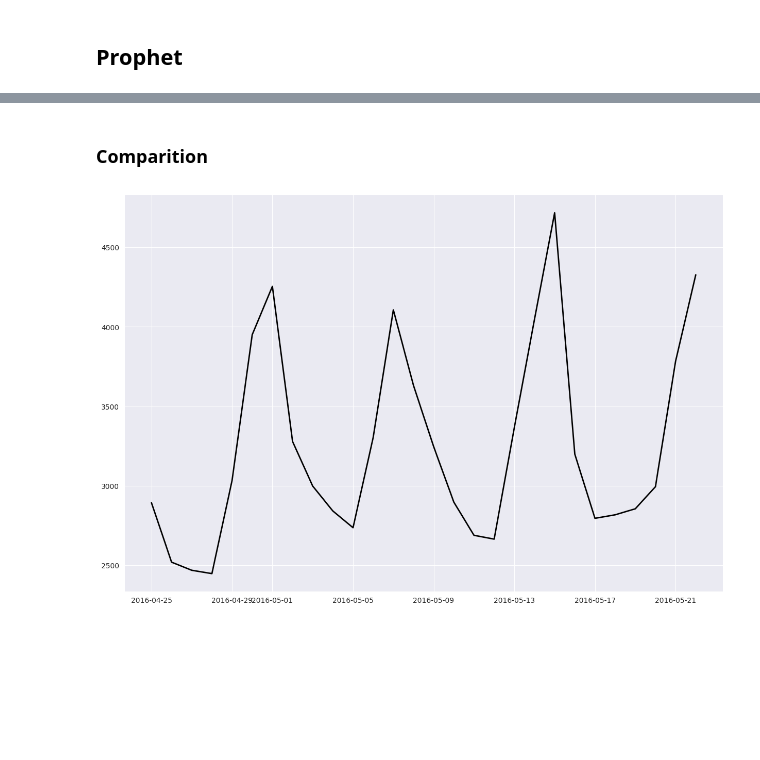
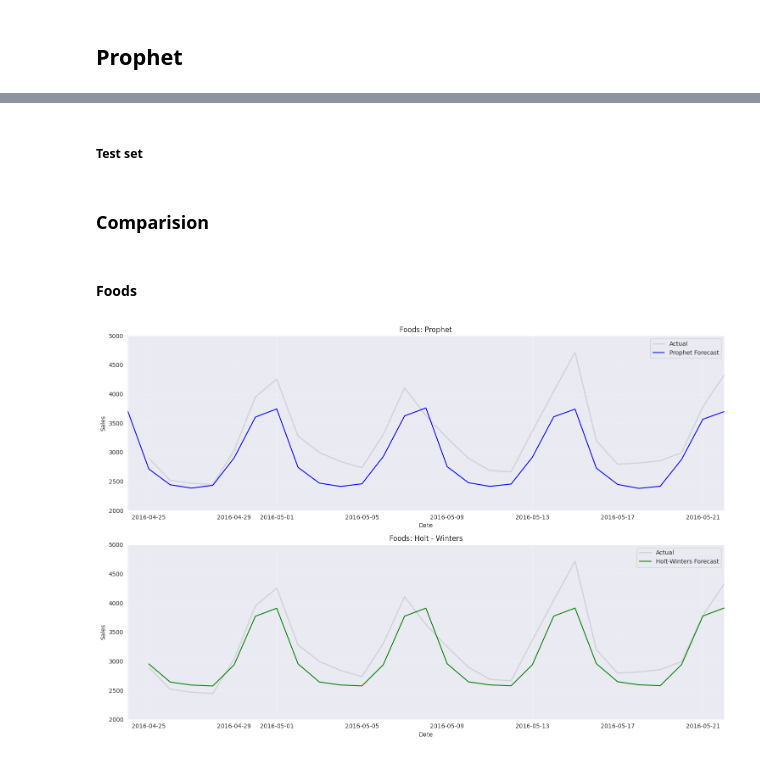
Before and after one commit to bartadamiec/walmart_sales, a Jupyter notebook: projekt.ipynb, the cells around one changed output, grey strips where cells are left out. Cells and saved outputs as stored; diff of their text form; code cells hidden in the pictures; blank space fills up the shorter version.

```diff
--- a/projekt.ipynb
+++ b/projekt.ipynb
@@ -750,0 +825,19 @@ fresh_eval = ca1_evaluation_calendar[ca1_evaluation_calendar["dept_id"] == "FOOD
+# %%
+def predict_forecast(model, periods=28):
+    """
+    Predictiong from Prophet model
+
+    :param model: Prophet fitted model
+    :param periods: Days to predict
+    :return: DataFrame with forecasts
+    """
+
+    future = model.make_future_dataframe(periods=periods, freq='D')
+    forecast = model.predict(future)
+
+    return forecast
+
+foods_forecast = predict_forecast(foods_prophet)
+loose_forecast = predict_forecast(loose_processed_prophet)
+dairy_forecast = predict_forecast(dairy_refrigerated_prophet)
+fresh_forecast = predict_forecast(fresh_prophet)
@@ -750,0 +846,2 @@ fresh_eval = ca1_evaluation_calendar[ca1_evaluation_calendar["dept_id"] == "FOOD
+# %% [markdown]
+##### Test set
@@ -751,10 +878,38 @@ fresh_eval = ca1_evaluation_calendar[ca1_evaluation_calendar["dept_id"] == "FOOD
 # %% [markdown]
-### Comparition
+### Comparision
-# %%
-plt.figure(figsize=(15, 10))
-
-plt.plot(foods_eval['ds'], foods_eval['y'], label='Actual (Evaluation)', color='black', linewidth=2)
-
-plt.show()
-# %% [output]
-[figure, removed]
+# %% [markdown]
+#### Foods
+# %%
+last_date = foods_forecast['ds'].max()
+start_date = last_date - pd.Timedelta(days=28)
+
+fig, (ax1, ax2) = plt.subplots(nrows=2, ncols=1, figsize=(15, 10))
+
+# Prophet
+ax1.set_title("Foods: Prophet")
+ax1.plot(foods_eval['ds'], foods_eval['y'], label='Actual', color='black', linewidth=2, alpha=0.1)
+# ax1.plot(foods_prophet_df['ds'], foods_prophet_df['y'], label='Actual (Train)' )
+ax1.plot(foods_forecast['ds'], foods_forecast['yhat'], label='Prophet Forecast', color='blue')
+ax1.set_xlim([start_date, last_date])
+ax1.set_ylim([2000, 5000])
+ax1.legend()
+ax1.grid(True, alpha=0.3)
+ax1.set_xlabel("Date")
+ax1.set_ylabel("Sales")
+
+# Exponential Smoothing Holt Winters
+ax2.set_title("Foods: Holt - Winters")
+ax2.plot(foods_eval['ds'], foods_eval['y'], label='Actual', color='black', linewidth=2, alpha=0.1)
+# ax2.plot(foods_prophet_df['ds'], foods_prophet_df['y'], label='Actual (Train)' )
+ax2.plot(foods_eval['ds'], foods_exp_forecast, label='Holt-Winters Forecast', color='green')
+ax2.set_xlim([start_date, last_date])
+ax2.set_ylim([2000, 5000])
+ax2.legend()
+ax2.grid(True, alpha=0.3)
+ax2.set_xlabel("Date")
+ax2.set_ylabel("Sales")
+
+plt.tight_layout()
+plt.show()
+# %% [output]
+[figure, added]
```
Also changed, not shown: parts of 20 cells of this notebook.
